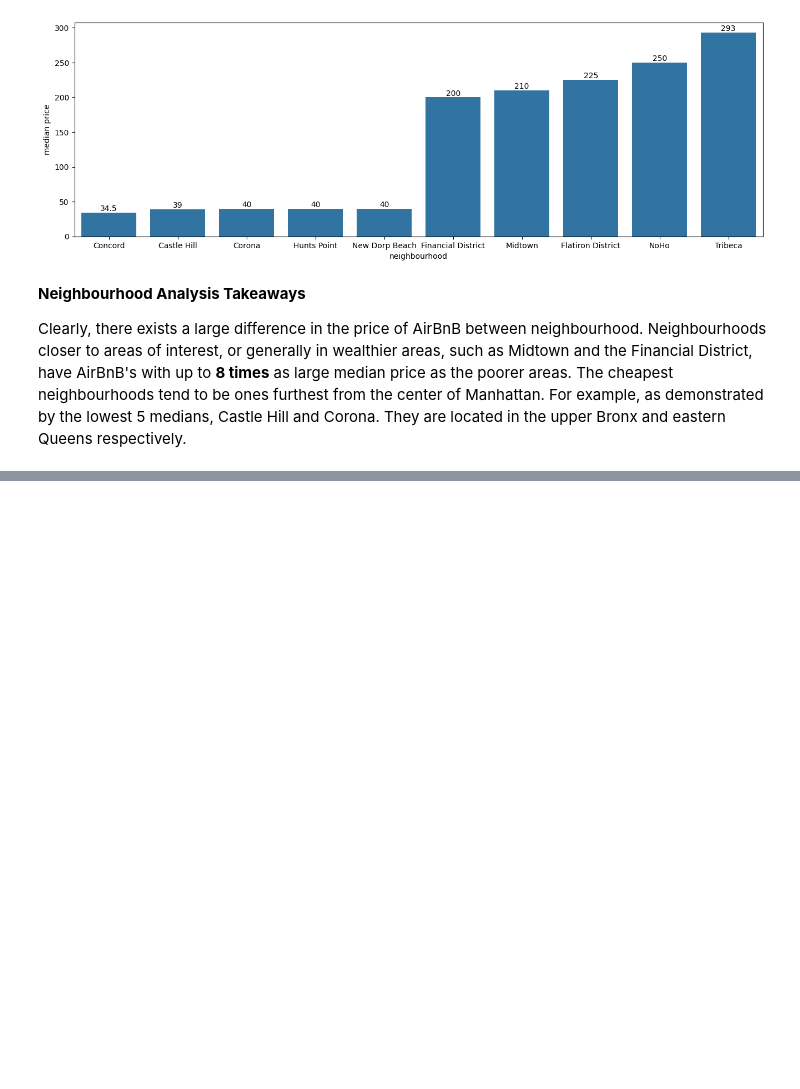
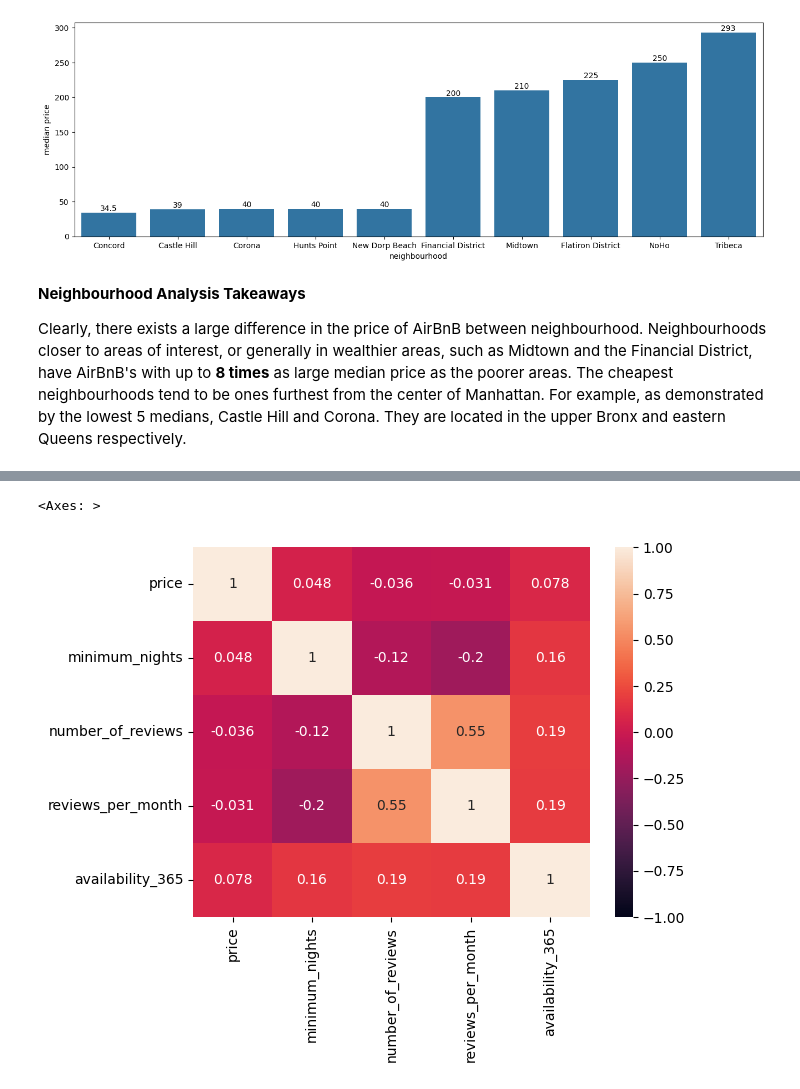
Before and after one commit to Krzyker/DataScienceColabs, a Jupyter notebook: cse351_hw3_brachowski_krzysztof_116565000.ipynb, the cells around one changed output, grey strips where cells are left out. Drawn from its saved outputs; the diff is of its cells as text; code cells hidden in the pictures; blank space fills up the shorter version.

```diff
--- a/cse351_hw3_brachowski_krzysztof_116565000.ipynb
+++ b/cse351_hw3_brachowski_krzysztof_116565000.ipynb
@@ -126,0 +131,11 @@ Clearly, there exists a large difference in the price of AirBnB between neighbou
+# %%
+subset = data[['price', 'minimum_nights', 'number_of_reviews', 'reviews_per_month', 'availability_365']].dropna() # dropping null values
+
+# actual calculation
+correlation_matrix = subset.corr(method='pearson')
+
+# displaying the heatmap
+sns.heatmap(correlation_matrix, annot = True, vmin = -1) # annot prints the values on the boxes, vmin makes the lower bound of colors -1 for pearson
+# %% [output]
+<Axes: >
+[figure, added]
```
Also changed, not shown: parts of 9 cells of this notebook.
